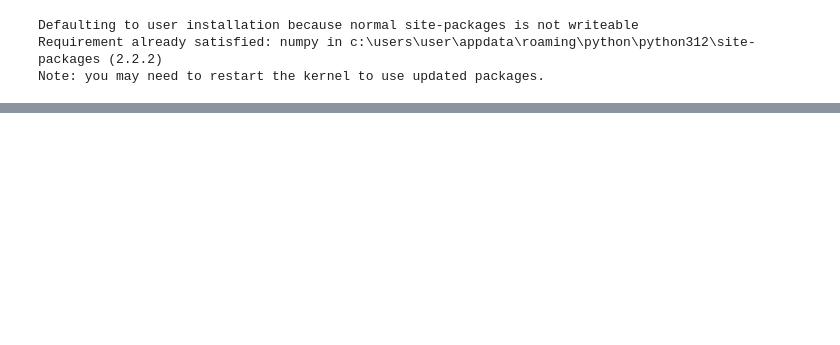
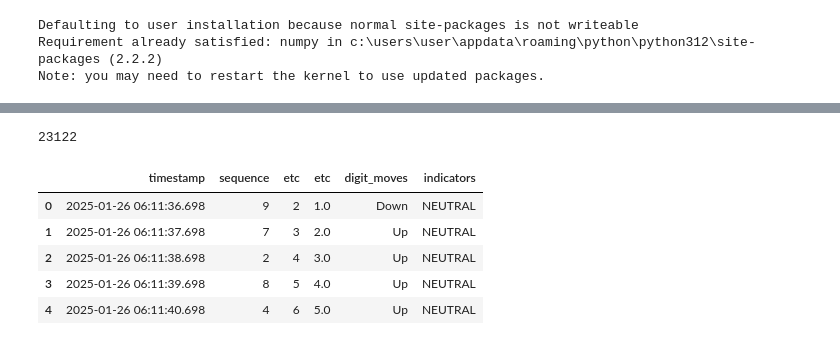
Before and after one commit to juliandivakaran/Byner-Analyzer, a Jupyter notebook: normalizied.ipynb, the cells around one changed output, grey strips where cells are left out. Cells and saved outputs as stored; diff of their text form; code cells hidden in the pictures; blank space fills up the shorter version.

```diff
--- a/normalizied.ipynb
+++ b/normalizied.ipynb
@@ -442,0 +417,3 @@ print(df[['red_sum', 'red_sum_scaled', 'blue_sum', 'blue_sum_scaled', 'sequence_
+# %%
+flat_market_indicators = [num for sublist in df.market_indicators for num in sublist]
+print(flat_market_indicators)
@@ -442,0 +426,4 @@ print(df[['red_sum', 'red_sum_scaled', 'blue_sum', 'blue_sum_scaled', 'sequence_
+# %%
+market = pd.DataFrame(flat_market_indicators , columns=['market_indicators'])
+
+market.head(10)
@@ -442,0 +442,15 @@ print(df[['red_sum', 'red_sum_scaled', 'blue_sum', 'blue_sum_scaled', 'sequence_
+# %%
+repeated_values = []
+repeat_count = 20  # Number of rows to repeat the same value for
+
+for i, value in enumerate(market['market_indicators']):
+    repeated_values.extend([value] * repeat_count)
+
+# If the repeated values are fewer than the merged_data length, repeat the list
+repeated_values = (repeated_values * ((len(merged_data) // len(repeated_values)) + 1))[:len(merged_data)]
+
+# Step 2: Add the 'market_indicators' column to merged_data
+merged_data['market_indicators'] = repeated_values
+
+# Display the first few rows of the merged DataFrame
+print(merged_data.head(10))
@@ -442,0 +469,13 @@ print(df[['red_sum', 'red_sum_scaled', 'blue_sum', 'blue_sum_scaled', 'sequence_
+# %%
+len(merged_data)
+# %% [output]
+23122
+# %%
+merged_data.head()
+# %% [output]
+|  | timestamp | sequence | etc | etc | digit_moves | indicators |
+| 0 | 2025-01-26 06:11:36.698 | 9 | 2 | 1.0 | Down | NEUTRAL |
+| 1 | 2025-01-26 06:11:37.698 | 7 | 3 | 2.0 | Up | NEUTRAL |
+| 2 | 2025-01-26 06:11:38.698 | 2 | 4 | 3.0 | Up | NEUTRAL |
+| 3 | 2025-01-26 06:11:39.698 | 8 | 5 | 4.0 | Up | NEUTRAL |
+| 4 | 2025-01-26 06:11:40.698 | 4 | 6 | 5.0 | Up | NEUTRAL |
```
Also changed, not shown: parts of 88 cells of this notebook, 1 other file.
